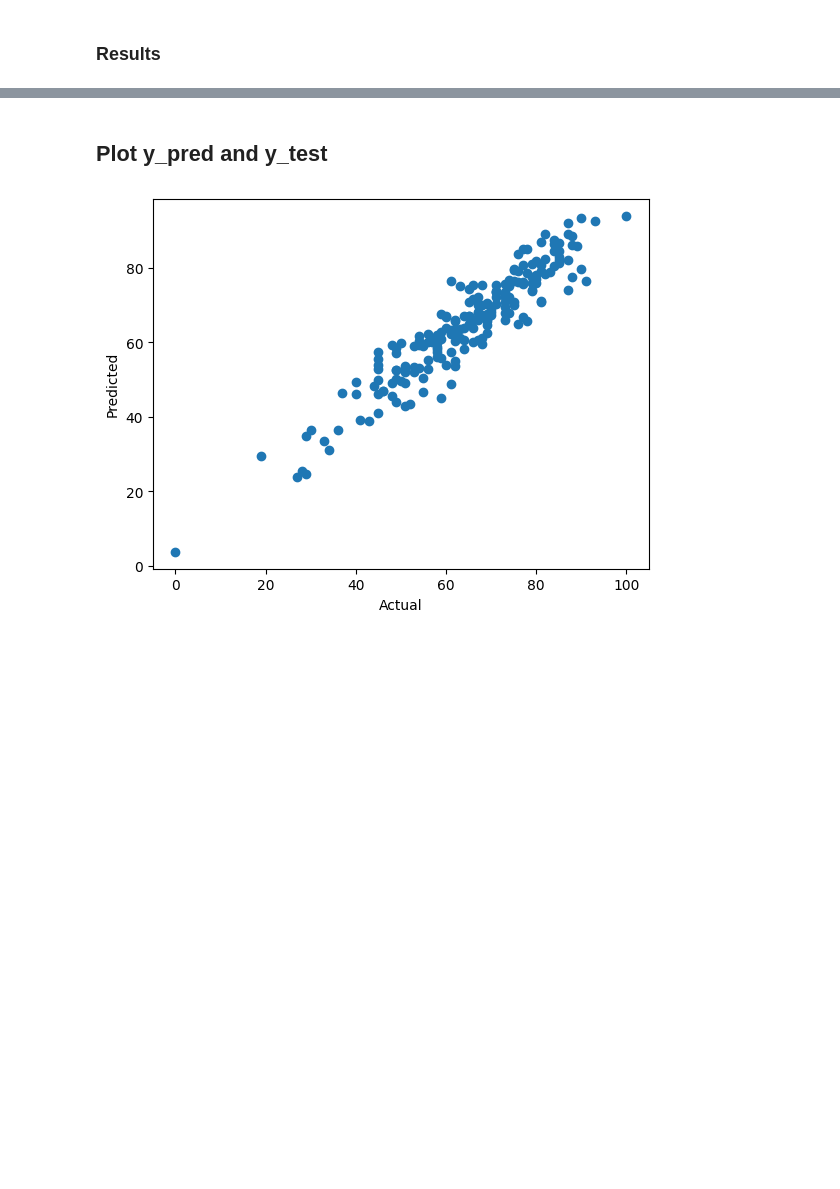
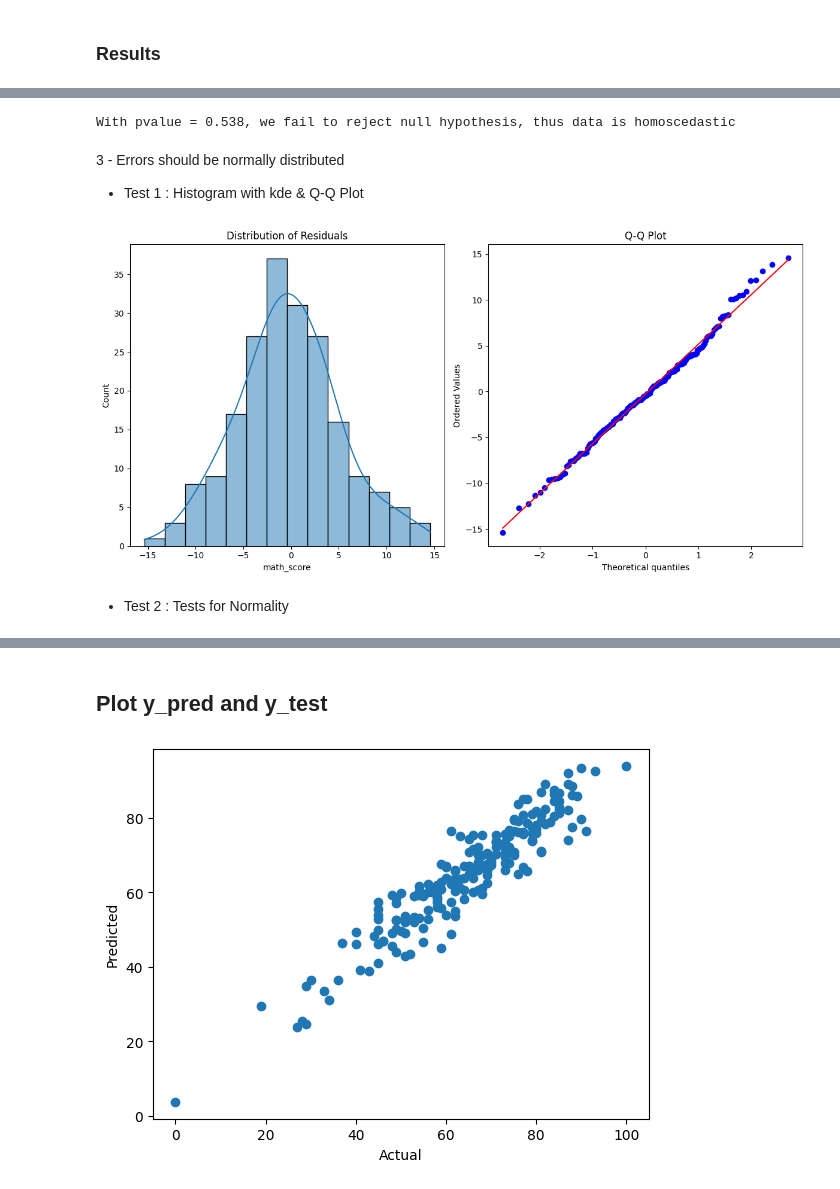
Before and after one commit to ani98622/Predictive_modelling_and_data_analysis, a Jupyter notebook: notebook/2. MODEL TRAINING.ipynb, the cells around one changed output, grey strips where cells are left out. Drawn from its saved outputs; the diff is of its cells as text; code cells hidden in the pictures; blank space fills up the shorter version.

```diff
--- a/notebook/2. MODEL TRAINING.ipynb
+++ b/notebook/2. MODEL TRAINING.ipynb
@@ -239,0 +301,39 @@ print(" Accuracy of the model is %.2f" %score)
+# %%
+import statsmodels.api as sm
+from statsmodels.stats.diagnostic import het_breuschpagan
+
+# Add a constant to X_train for statsmodels
+X_train_const = sm.add_constant(X_train)
+ols_model = sm.OLS(y_train, X_train_const).fit()
+
+# Breusch-Pagan test
+test_result = het_breuschpagan(ols_model.resid, X_train_const)
+labels = ['Lagrange multiplier statistic', 'p-value', 'f-value', 'f p-value']
+val = dict(zip(labels, test_result))
+
+if val['p-value'] < 0.05 :
+    print('we reject $H_{o}$, thus data is heteroscedastic')
+else:
+    print(f'With pvalue = {round(val['p-value'],3)}, we fail to reject null hypothesis, thus data is homoscedastic')
+# %% [output]
+With pvalue = 0.538, we fail to reject null hypothesis, thus data is homoscedastic
+# %% [markdown]
+3 - Errors should be normally distributed
+- Test 1 : Histogram with kde & Q-Q Plot
+# %%
+import scipy.stats as stats
+
+fig, axes = plt.subplots(1, 2, figsize=(12, 6))
+
+sns.histplot(residuals, kde=True, ax=axes[0])
+axes[0].set_title('Distribution of Residuals')
+
+stats.probplot(residuals, dist="norm", plot=axes[1])
+axes[1].set_title('Q-Q Plot')
+
+plt.tight_layout()
+plt.show()
+# %% [output]
+[figure, added]
+# %% [markdown]
+- Test 2 : Tests for Normality
```
Also changed, not shown: parts of 26 cells of this notebook.
